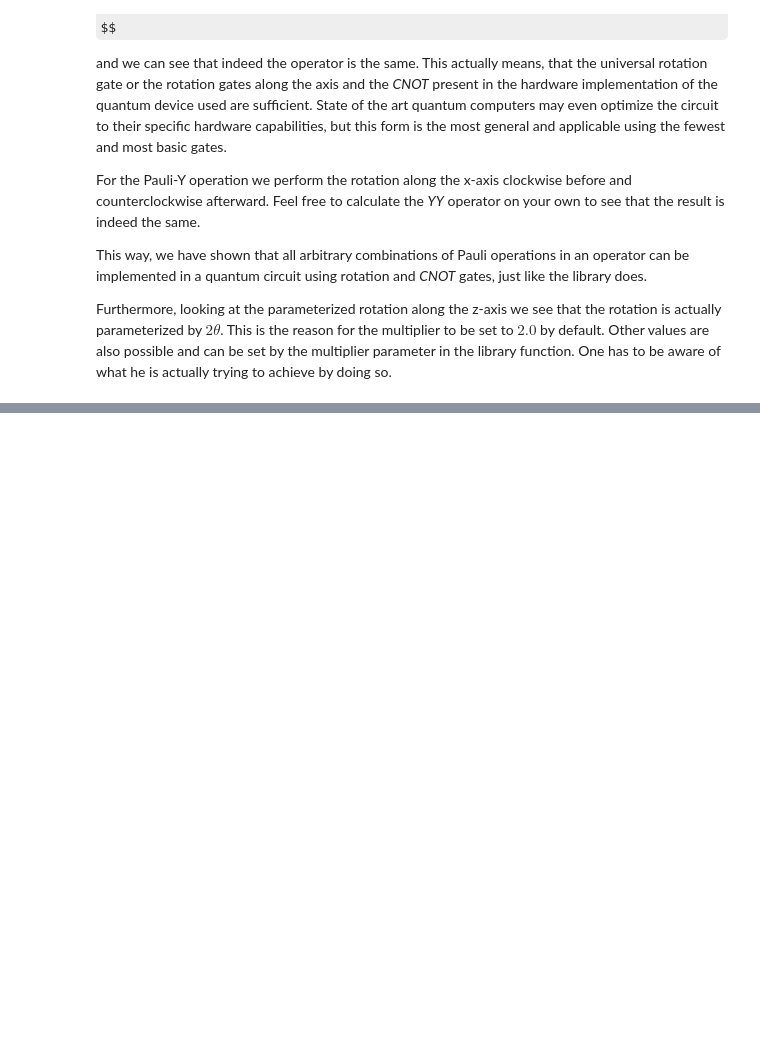
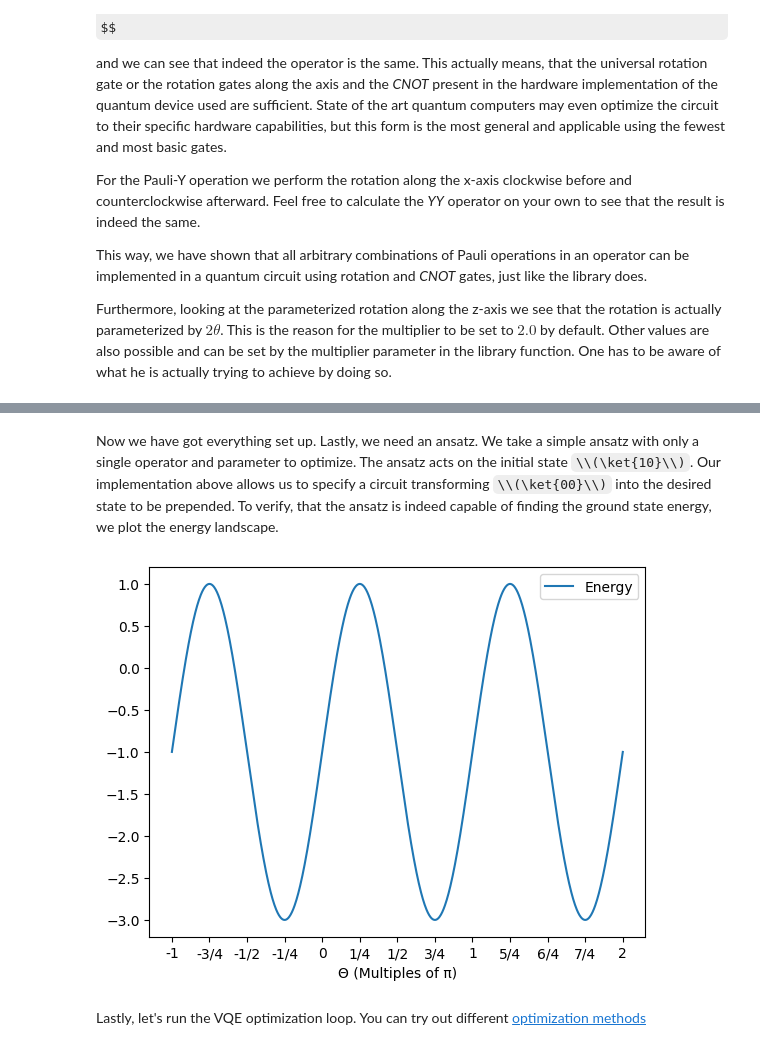
Before and after one commit to msqc-goethe/QasmParserNotebook, a Jupyter notebook: QasmParserLibrary.ipynb, the cells around one changed output, grey strips where cells are left out. Drawn from its saved outputs; the diff is of its cells as text; code cells hidden in the pictures; some formulas as TeX source; blank space fills up the shorter version.

```diff
--- a/QasmParserLibrary.ipynb
+++ b/QasmParserLibrary.ipynb
@@ -328,0 +558,42 @@ Furthermore, looking at the parameterized rotation along the z-axis we see that
+# %% [markdown]
+Now we have got everything set up. Lastly, we need an ansatz. We take a simple ansatz with only a single operator and parameter to optimize. The ansatz acts on the initial state \\(\ket{10}\\). Our implementation above allows us to specify a circuit transforming \\(\ket{00}\\) into the desired state to be prepended. To verify, that the ansatz is indeed capable of finding the ground state energy, we plot the energy landscape.
+# %%
+import matplotlib.pyplot as plt
+
+
+def plot_energy_landscape(vqe: VQE, initial_state: QuantumCircuit = None) -> None:
+    """
+    Plot the energy landscape of the ansatz for different parameter values in the range of 0 to 2*pi.
+    """
+    x_axis = np.linspace(-np.pi, 2 * np.pi, 1000)
+    energies = [vqe.expectation_value([p], initial_state) for p in x_axis]
+    plt.plot(x_axis, energies, label="Energy")
+    plt.legend()
+    plt.xticks(
+        np.arange(-np.pi, 2 * np.pi + 0.1, np.pi / 4),
+        [
+            "-1",
+            "-3/4",
+            "-1/2",
+            "-1/4",
+            "0",
+            "1/4",
+            "1/2",
+            "3/4",
+            "1",
+            "5/4",
+            "6/4",
+            "7/4",
+            "2",
+        ],
+    )
+    plt.xlabel("Θ (Multiples of π)")
+    plt.show()
+
+qc_initial = QuantumCircuit(2, 2)
+qc_initial.x(0)
+plot_energy_landscape(vqe, qc_initial)
+# %% [output]
+[figure, added]
+# %% [markdown]
+Lastly, let's run the VQE optimization loop. You can try out different [optimization methods](https://docs.scipy.org/doc/scipy/reference/generated/scipy.optimize.minimize.html)
```
Also changed, not shown: parts of 8 cells of this notebook, 2 other files.
